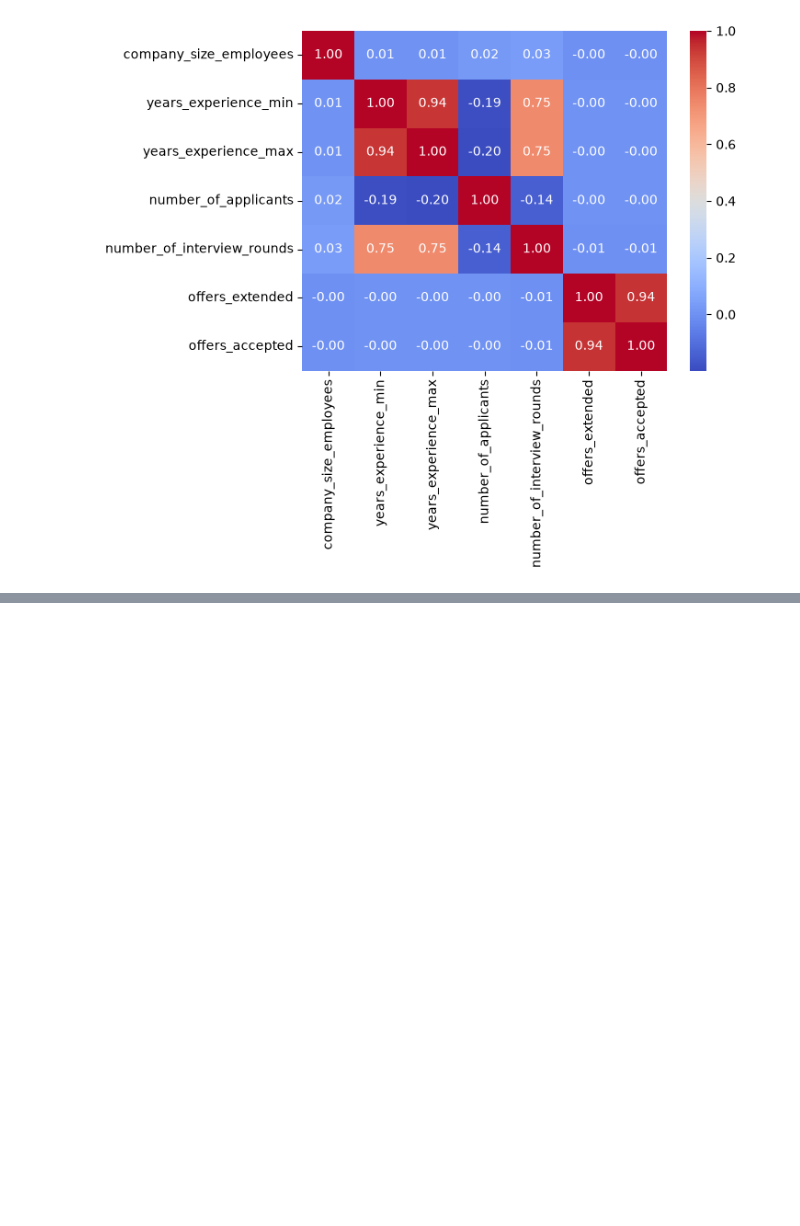
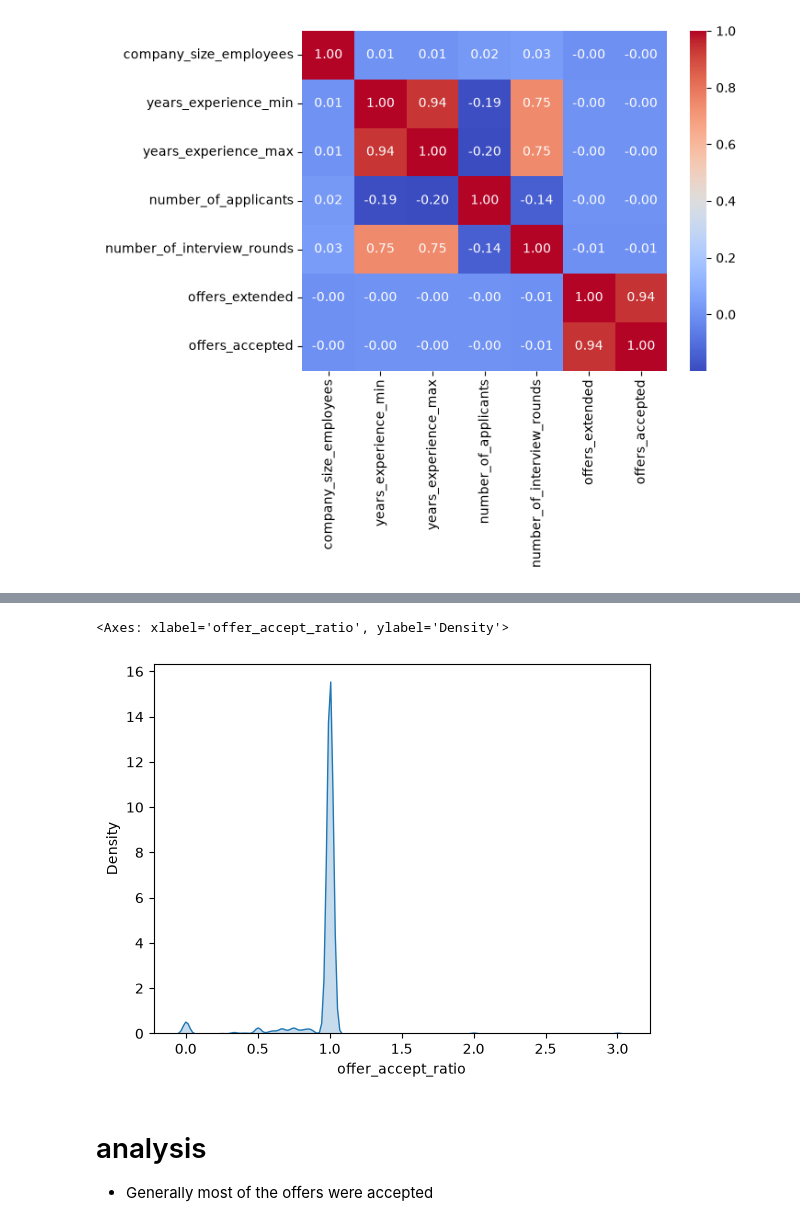
Before and after one commit to altamash-syed/syed-Task1, a Jupyter notebook: eda.ipynb, the cells around one changed output, grey strips where cells are left out. Cells and saved outputs as stored; diff of their text form; code cells hidden in the pictures; blank space fills up the shorter version.

```diff
--- a/eda.ipynb
+++ b/eda.ipynb
@@ -326,0 +384,2 @@ Name: count, Length: 4795, dtype: int64
+# %%
+df.loc[df['offers_extended'] == 0, 'offers_accepted'] = 0
@@ -326,0 +429,10 @@ Name: count, Length: 4795, dtype: int64
+# %%
+df['offer_accept_ratio'] = df['offers_accepted'] / df['offers_extended']
+# %%
+sns.kdeplot(df['offer_accept_ratio'].dropna(), fill=True)
+# %% [output]
+<Axes: xlabel='offer_accept_ratio', ylabel='Density'>
+[figure, added]
+# %% [markdown]
+# analysis
+- Generally most of the offers were accepted
```
Also changed, not shown: parts of 26 cells of this notebook.
